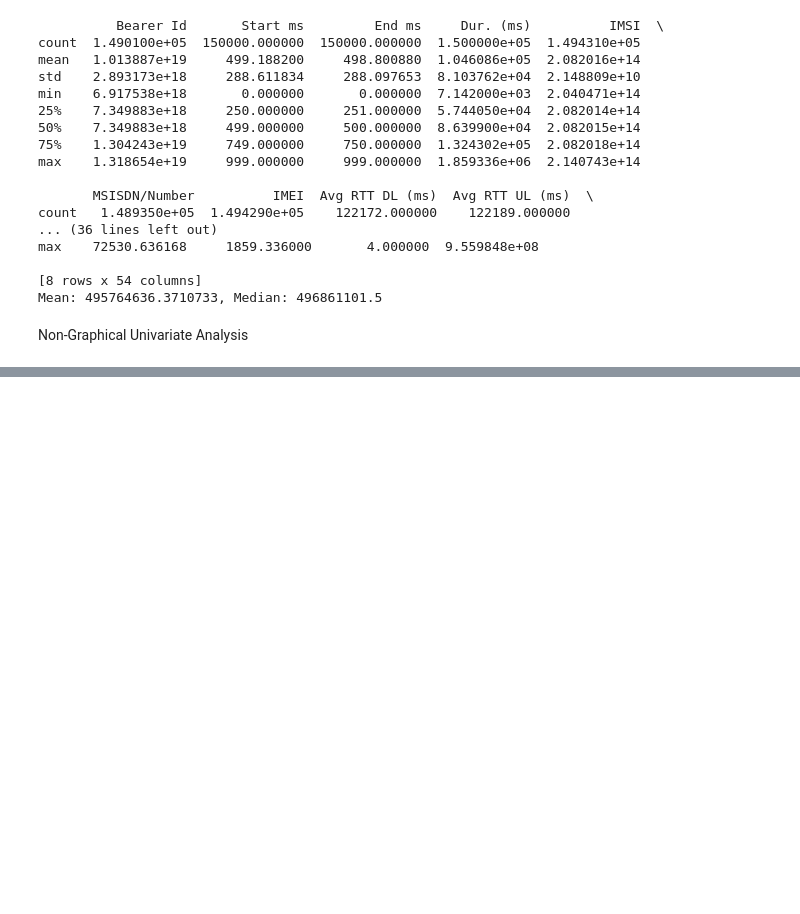
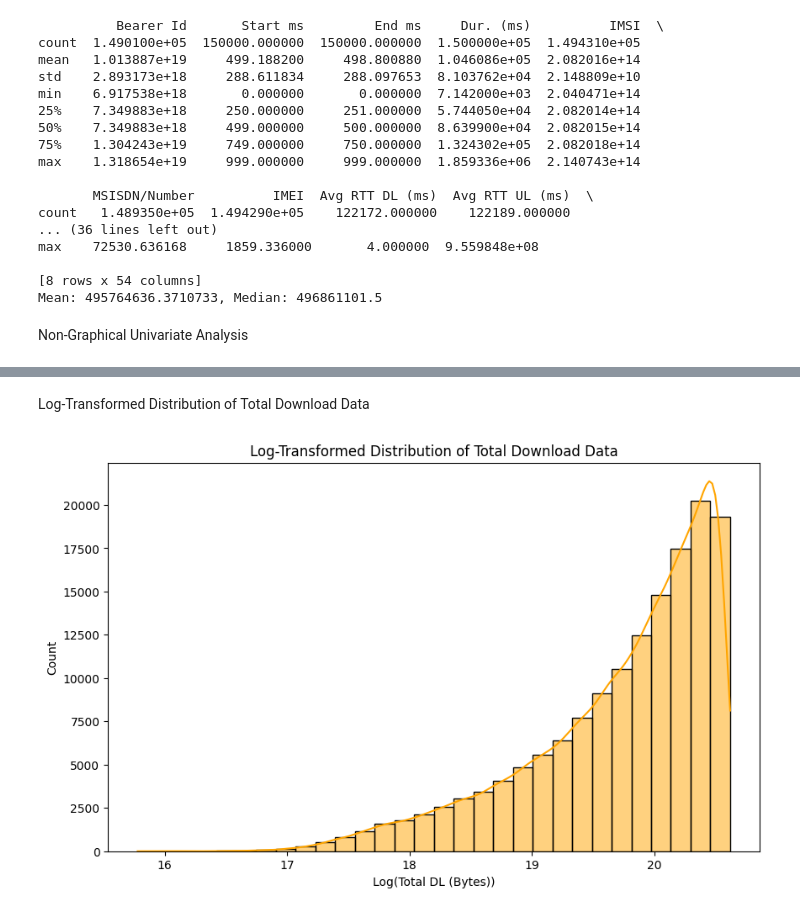
Before and after one commit to fro-su/telecom_analysis, a Jupyter notebook: notebooks/user_overview_analysis.ipynb, the cells around one changed output, grey strips where cells are left out. Cells and saved outputs as stored; diff of their text form; code cells hidden in the pictures; blank space fills up the shorter version.

```diff
--- a/notebooks/user_overview_analysis.ipynb
+++ b/notebooks/user_overview_analysis.ipynb
@@ -335,0 +403,10 @@ std            81.037621  2.443818e+08
+# %% [markdown]
+Log-Transformed Distribution of Total Download Data
+# %%
+plt.figure(figsize=(10, 6))
+sns.histplot(np.log1p(df['Total DL (Bytes)']), bins=30, kde=True, color='orange')
+plt.title('Log-Transformed Distribution of Total Download Data')
+plt.xlabel('Log(Total DL (Bytes))')
+plt.show()
+# %% [output]
+[figure, added]
```
Also changed, not shown: parts of 14 cells of this notebook.
